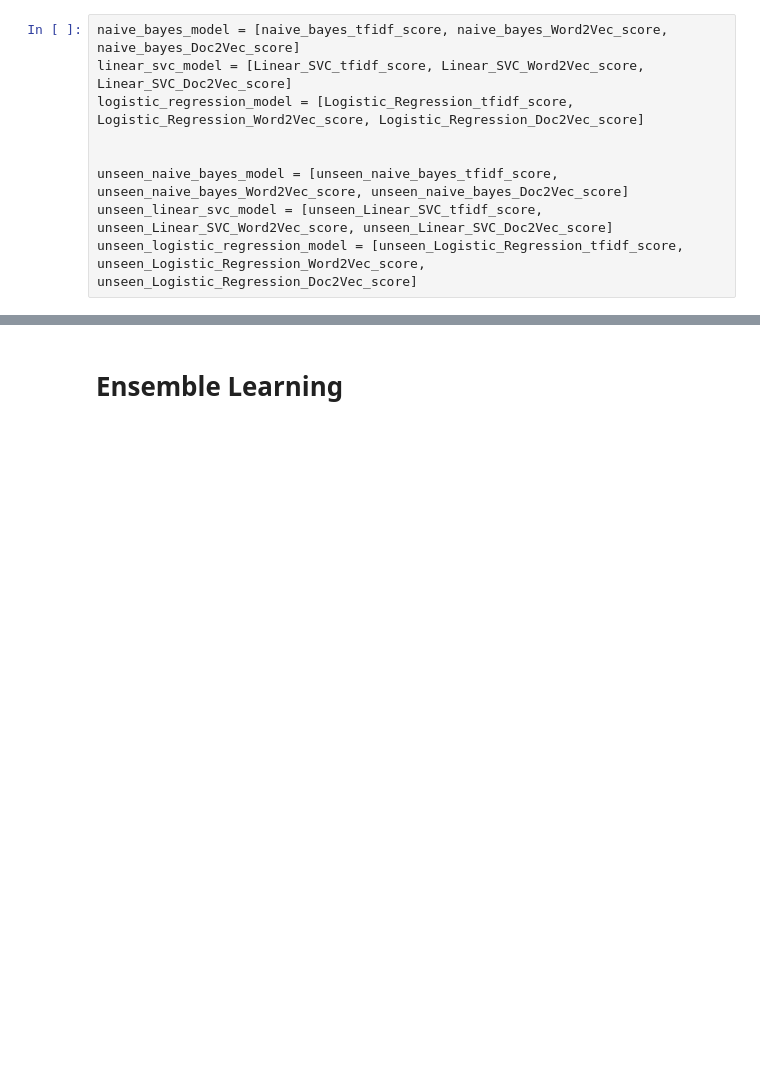
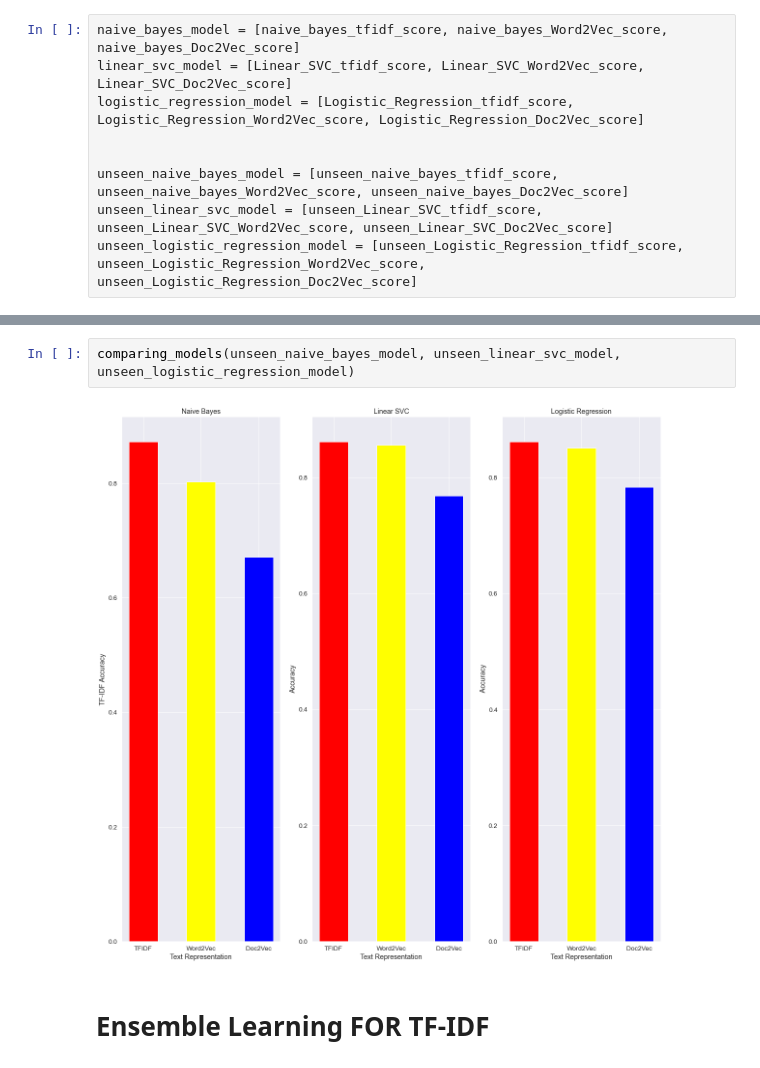
Before and after one commit to GxTeo/CZ-CE4045_NLP_Group_12, a Jupyter notebook: classification_GX.ipynb, the cells around one changed output, grey strips where cells are left out. Cells and saved outputs as stored; diff of their text form; blank space fills up the shorter version.

```diff
--- a/classification_GX.ipynb
+++ b/classification_GX.ipynb
@@ -1366,2 +1358,6 @@ comparing_models(naive_bayes_model, linear_svc_model, logistic_regression_model)
+# %%
+comparing_models(unseen_naive_bayes_model, unseen_linear_svc_model, unseen_logistic_regression_model)
+# %% [output]
+[figure, added]
 # %% [markdown]
-# Ensemble Learning
+# Ensemble Learning FOR TF-IDF
```
Also changed, not shown: parts of 16 cells of this notebook.
